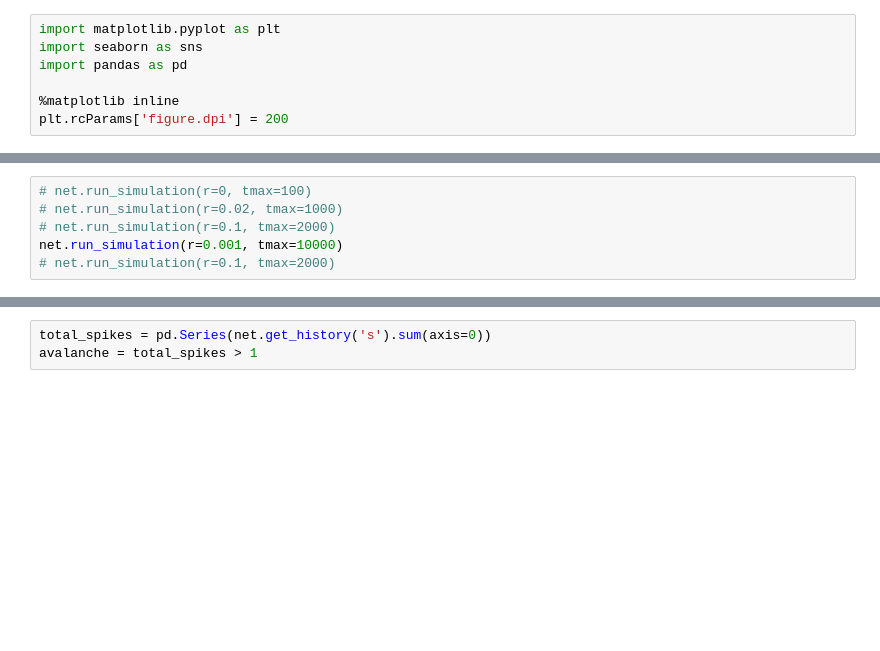
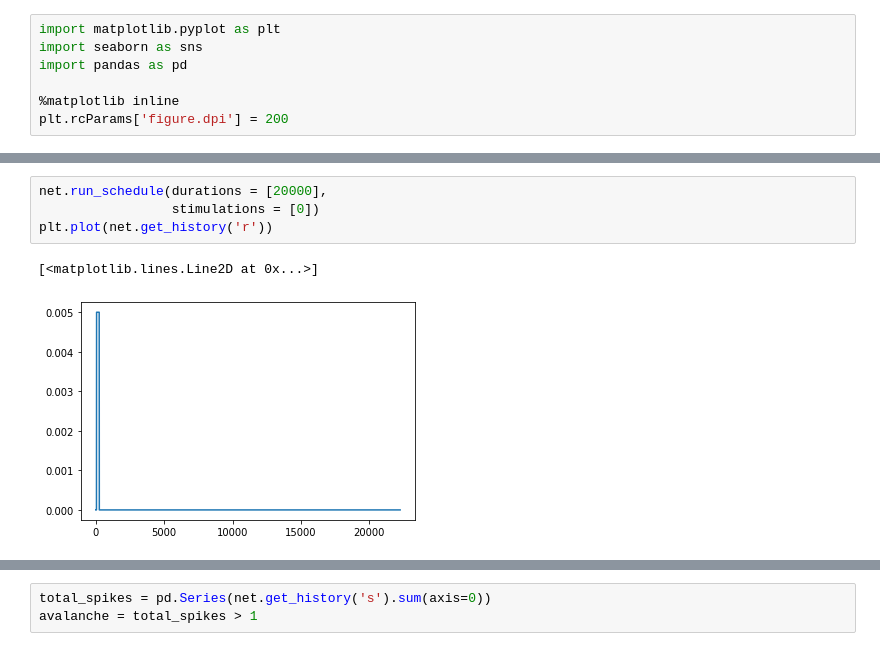
Before and after one commit to EstevaoUyra/criticality-on-neural-network, a Jupyter notebook: network.ipynb, the cells around one changed output, grey strips where cells are left out. Cells and saved outputs as stored; diff of their text form; blank space fills up the shorter version.

```diff
--- a/network.ipynb
+++ b/network.ipynb
@@ -98,8 +156,9 @@ net = Network(v0=np.zeros((N_NEURONS,1)),
-# %%
-# net.run_simulation(r=0, tmax=100)
-# net.run_simulation(r=0.02, tmax=1000)
-# net.run_simulation(r=0.1, tmax=2000)
-net.run_simulation(r=0.001, tmax=10000)
-# net.run_simulation(r=0.1, tmax=2000)
+# %%
+net.run_schedule(durations = [20000],
+                 stimulations = [0])
+plt.plot(net.get_history('r'))
+# %% [output]
+[<matplotlib.lines.Line2D at 0x...>]
+[figure, added]
 # %%
 plt.figure(dpi=200)
```
Also changed, not shown: parts of 41 cells of this notebook, 1 other file.
